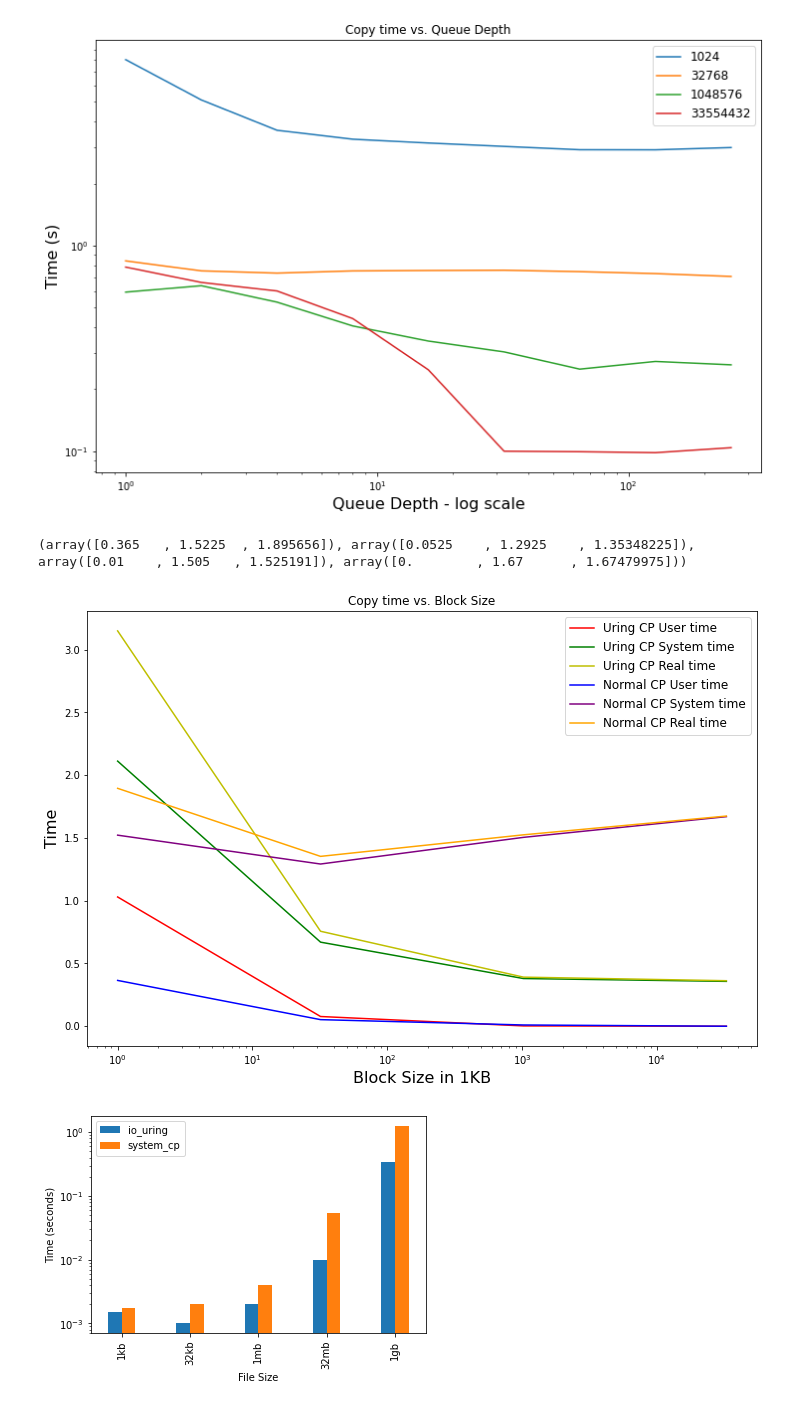
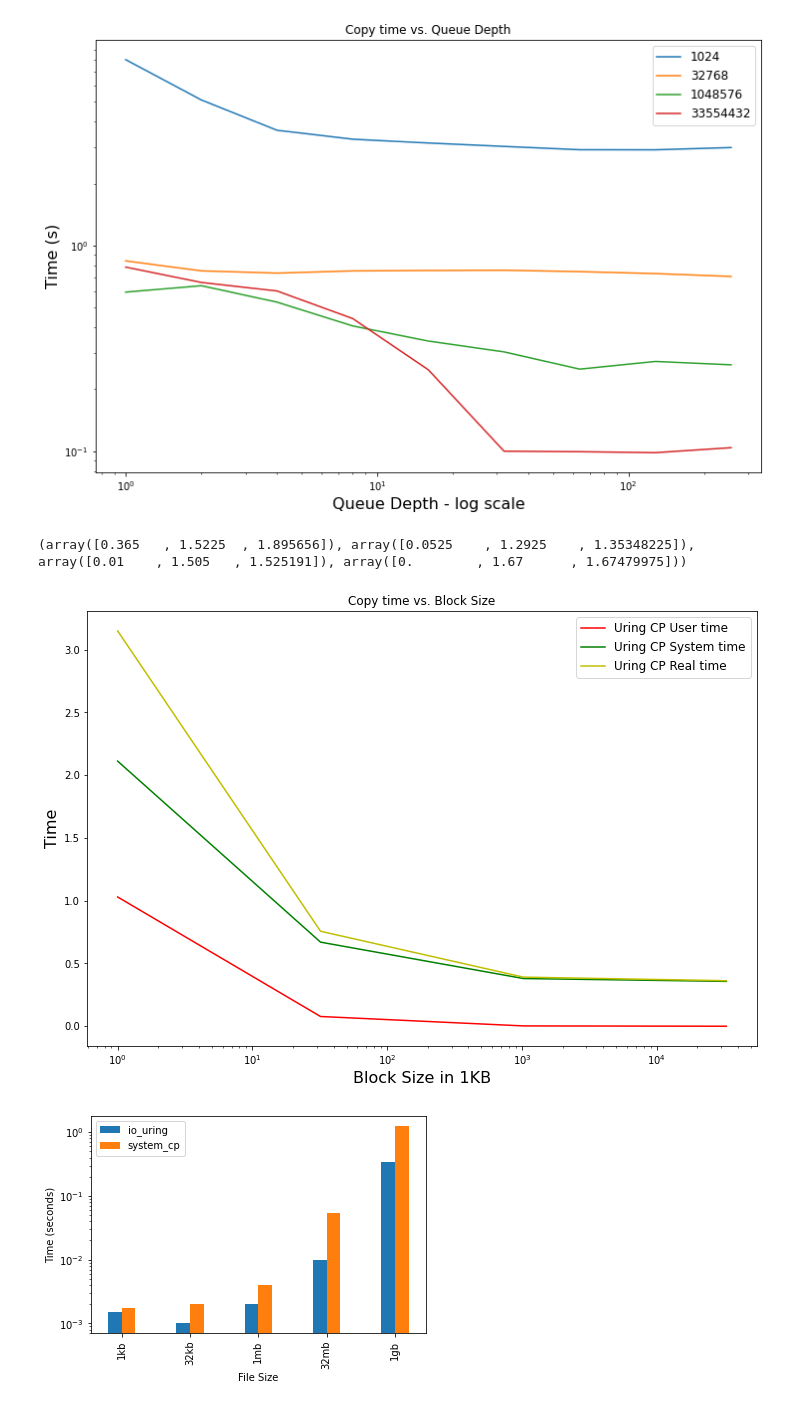
Before and after one commit to chintadinesh/adv_os-project, a Jupyter notebook: py/report_1.ipynb, the cells around one changed output. Saved outputs shown, nothing was run; the diff lists cells and outputs as text; code cells hidden in the pictures.

```diff
--- a/py/report_1.ipynb
+++ b/py/report_1.ipynb
@@ -58,6 +58,7 @@ plt.show()
 # %% [output]
 [figure]
 # %%
+directory = "../report"
 means = []
 stds = []
 maxs = []
@@ -67,6 +68,7 @@ bar_labels = []
 # Loop through each file in the directory
 for filename in sorted(os.listdir(directory)):
     if filename.endswith('.csv') and filename.startswith('iops'):
+        print(filename)
         # Read the CSV file into a Pandas DataFrame
         df = pd.read_csv(os.path.join(directory, filename))
 
@@ -327,37 +336,37 @@ plt.plot(parameters, [row[1] for row in means], label="Uring CP System time", co
 plt.plot(parameters, [row[2] for row in means], label="Uring CP Real time", color='y')
 
 print(cpu_means)
-plt.plot(parameters, [row[0] for row in cpu_means], label="Normal CP User time", color='b')
-plt.plot(parameters, [row[1] for row in cpu_means], label="Normal CP System time", color='purple')
-plt.plot(parameters, [row[2] for row in cpu_means], label="Normal CP Real time", color='orange')
+#plt.plot(parameters, [row[0] for row in cpu_means], label="Normal CP User time", color='b')
+#plt.plot(parameters, [row[1] for row in cpu_means], label="Normal CP System time", color='purple')
+#plt.plot(parameters, [row[2] for row in cpu_means], label="Normal CP Real time", color='orange')
 
 plt.xlabel('Block Size in 1KB', fontsize=16)
 plt.ylabel('Time', fontsize=16)
 
 plt.xscale('log')
 #plt.yscale('log')
 plt.title('Copy time vs. Block Size')
 
 ax.tick_params(axis='x', labelsize=14)
 ax.tick_params(axis='y', labelsize=14)
 
 # Set the formatter of the y-axis to use scientific notation
 formatter = ScalarFormatter(useMathText=True)
 formatter.set_powerlimits((-2, 2))
 ax.yaxis.set_major_formatter(formatter)
 
 # Add labels to the data points
 #for parameter, mean in zip(parameters, means):
 #    plt.text(parameter, mean, f"({parameter}, {mean:.1e})", ha='center', va='bottom', fontsize=12)
 
 
 plt.legend(fontsize=12)
 
 plt.savefig('../report/cp_bs.png')
 plt.show()
 # %% [output]
 (array([0.365   , 1.5225  , 1.895656]), array([0.0525    , 1.2925    , 1.35348225]), array([0.01    , 1.505   , 1.525191]), array([0.        , 1.67      , 1.67479975]))
-[figure, old version]
+[figure, new version]
 # %%
 # Read the CSV file into a Pandas DataFrame
 df = pd.read_csv("../report/compare_copy_times_edited.csv", index_col=None, header=0)
```
Also changed, not shown: parts of 5 cells of this notebook, 12 other files.
